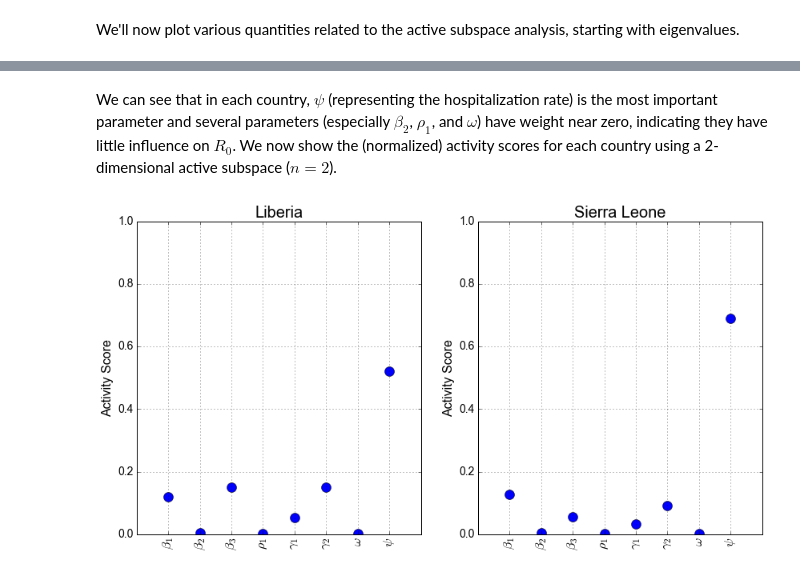
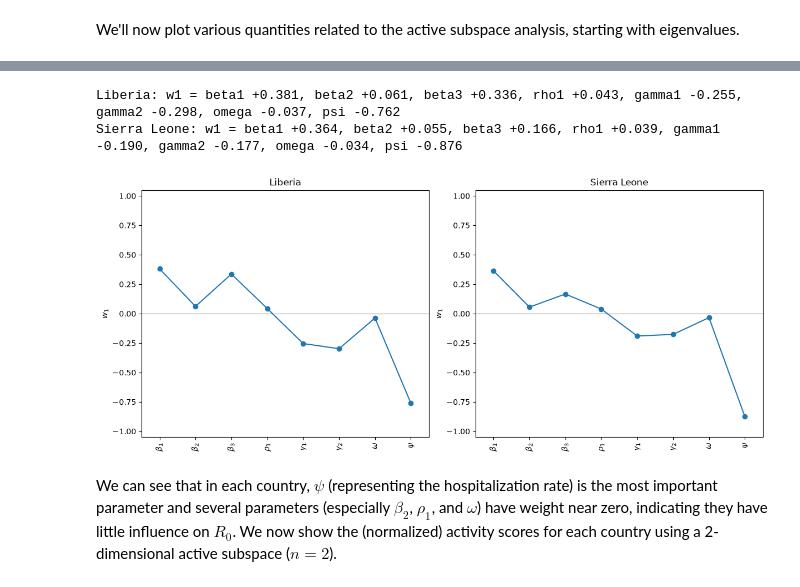
Before and after one commit to paulcon/as-data-sets, a Jupyter notebook: epidemiology_systems_biology/Ebola_SEIR/Ebola_SEIR.ipynb, the cells around one changed output, grey strips where cells are left out. Cells and saved outputs as stored; diff of their text form; code cells hidden in the pictures.

```diff
--- a/epidemiology_systems_biology/Ebola_SEIR/Ebola_SEIR.ipynb
+++ b/epidemiology_systems_biology/Ebola_SEIR/Ebola_SEIR.ipynb
@@ -239,25 +241,13 @@ ac.utils.plotters.eigenvectors(W_S[:,0][:,None], in_labels=in_labels, out_label=
+# %%
+fig, axes = plt.subplots(1, 2, figsize=(12, 5), layout='constrained')
+for ax, c in zip(axes, COUNTRIES):
+    ac.plotting.plot_eigenvectors(sub[c], indices=[0], labels=LABELS, ax=ax)
+    ax.set_title(c)
+    print(f'{c}: w1 =', ', '.join(f'{n} {v:+.3f}' for n, v in zip(NAMES, sub[c].W[:, 0])))
+plt.show()
+# %% [output]
+Liberia: w1 = beta1 +0.381, beta2 +0.061, beta3 +0.336, rho1 +0.043, gamma1 -0.255, gamma2 -0.298, omega -0.037, psi -0.762
+Sierra Leone: w1 = beta1 +0.364, beta2 +0.055, beta3 +0.166, rho1 +0.039, gamma1 -0.190, gamma2 -0.177, omega -0.034, psi -0.876
+[figure, added]
 # %% [markdown]
 We can see that in each country, $\psi$ (representing the hospitalization rate) is the most important parameter and several parameters (especially $\beta_2$, $\rho_1$, and $\omega$) have weight near zero, indicating they have little influence on $R_0$. We now show the (normalized) activity scores for each country using a 2-dimensional active subspace ($n = 2$).
-# %%
-#Activity scores for n=2
-alpha_L = (e_L[:2].reshape((1, 2))*W1_L**2).sum(axis=1)
-alpha_S = (e_S[:2].reshape((1, 2))*W1_S**2).sum(axis=1)
-
-#Plot normalized scores
-plt.subplots(1, 2, figsize=(14, 7))
-
-plt.subplot(1, 2, 1)
-plt.plot(range(8), alpha_L/sum(alpha_L), 'bo', markersize=12)
-plt.xlim([-1, 8]); plt.xticks(range(8), in_labels, rotation='vertical', fontsize=16)
-plt.ylim([0, 1]); plt.ylabel('Activity Score', fontsize=16)
-plt.title(out_labels[0], fontsize=20)
-plt.grid(True)
-
-plt.subplot(1, 2, 2)
-plt.plot(range(8), alpha_S/sum(alpha_S), 'bo', markersize=12)
-plt.xlim([-1, 8]); plt.xticks(range(8), in_labels, rotation='vertical', fontsize=16)
-plt.ylim([0, 1]); plt.ylabel('Activity Score', fontsize=16)
-plt.title(out_labels[1], fontsize=20)
-plt.grid(True)
-# %% [output]
-[figure, removed]
```
Also changed, not shown: parts of 24 cells of this notebook, 2 other files.
